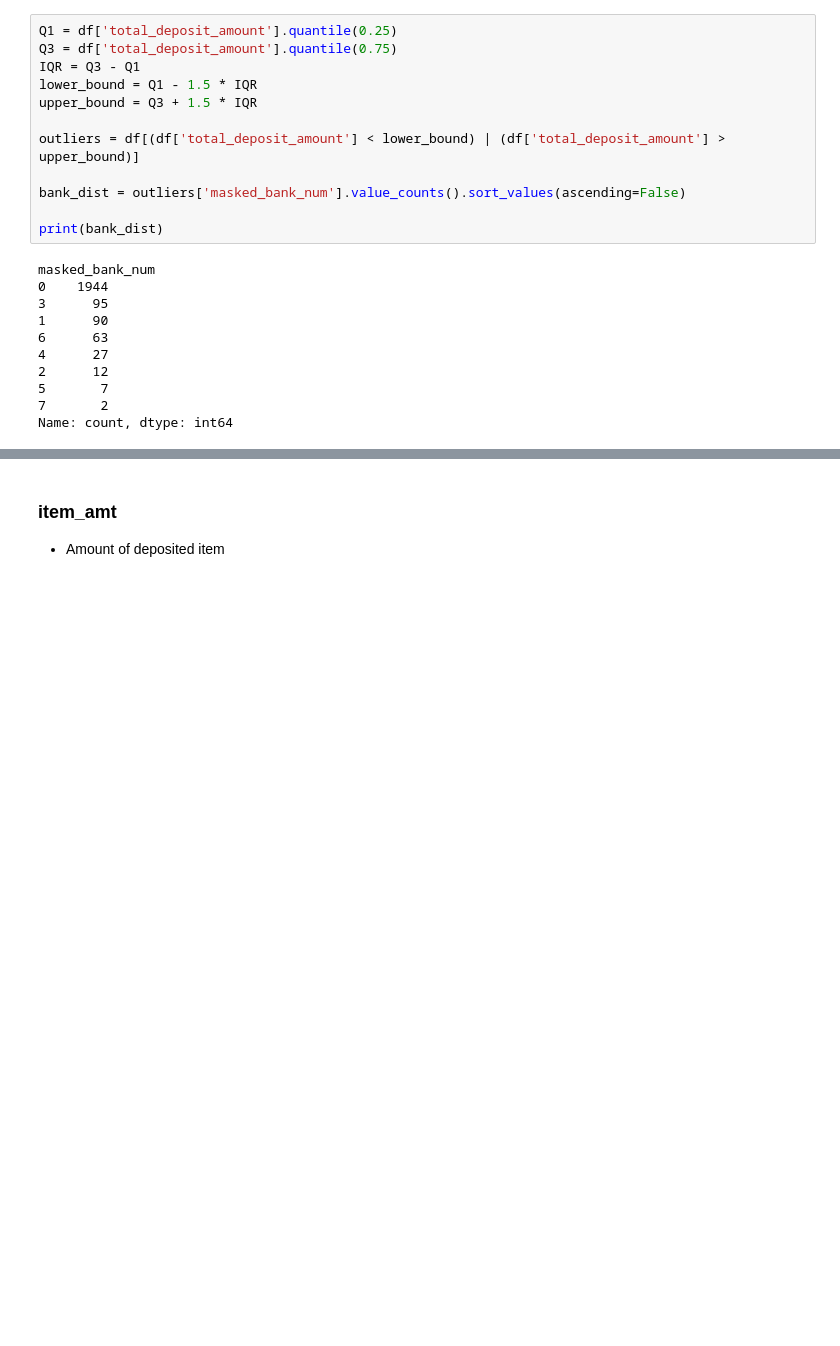
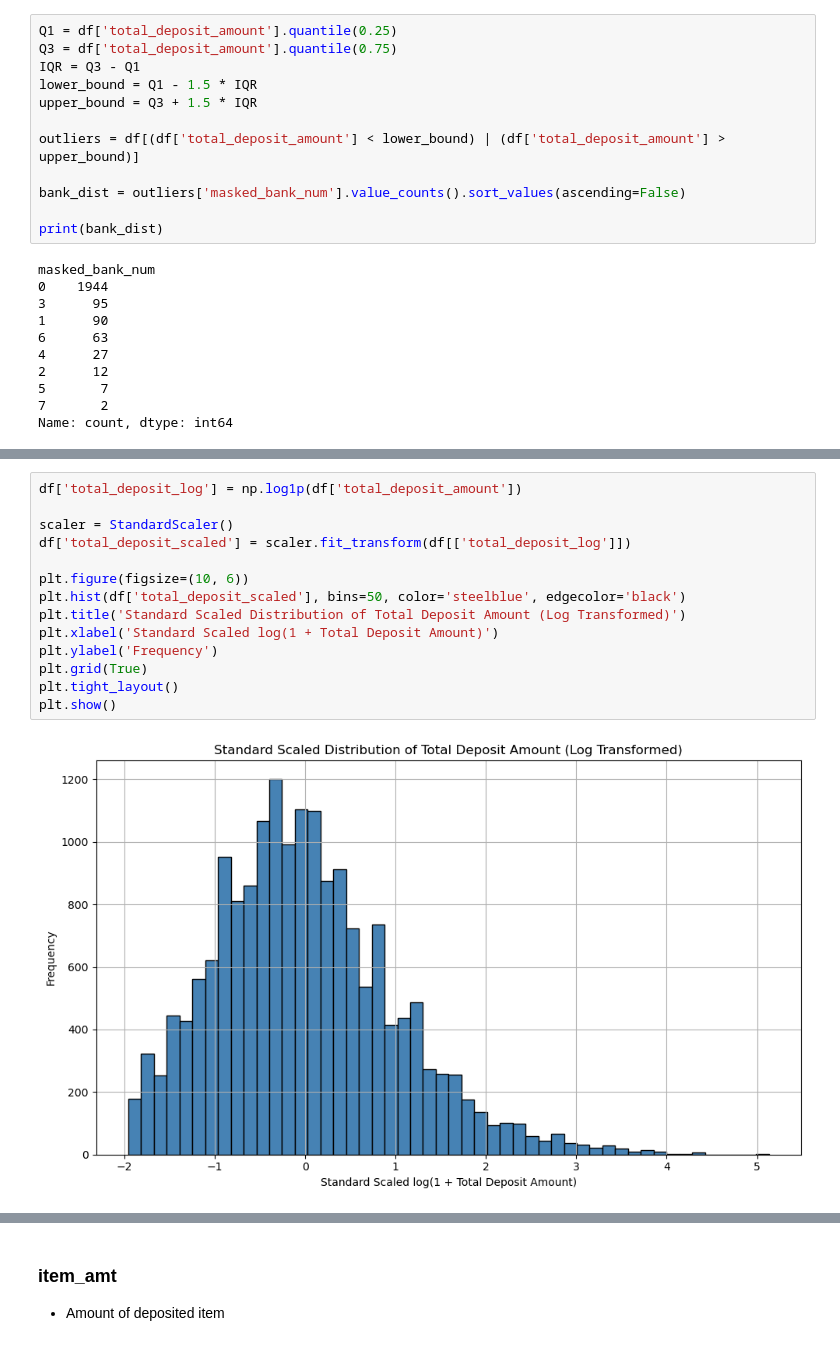
Before and after one commit to YicenYe/Citizens_Project, a Jupyter notebook: EDAandFE_YW.ipynb, the cells around one changed output, grey strips where cells are left out. Saved outputs shown, nothing was run; the diff lists cells and outputs as text; blank space fills up the shorter version.

```diff
--- a/EDAandFE_YW.ipynb
+++ b/EDAandFE_YW.ipynb
@@ -522,0 +557,16 @@ plt.show()
+# %%
+df['total_deposit_log'] = np.log1p(df['total_deposit_amount'])
+
+scaler = StandardScaler()
+df['total_deposit_scaled'] = scaler.fit_transform(df[['total_deposit_log']])
+
+plt.figure(figsize=(10, 6))
+plt.hist(df['total_deposit_scaled'], bins=50, color='steelblue', edgecolor='black')
+plt.title('Standard Scaled Distribution of Total Deposit Amount (Log Transformed)')
+plt.xlabel('Standard Scaled log(1 + Total Deposit Amount)')
+plt.ylabel('Frequency')
+plt.grid(True)
+plt.tight_layout()
+plt.show()
+# %% [output]
+[figure, added]
```
Also changed, not shown: parts of 20 cells of this notebook, 2 other files.
